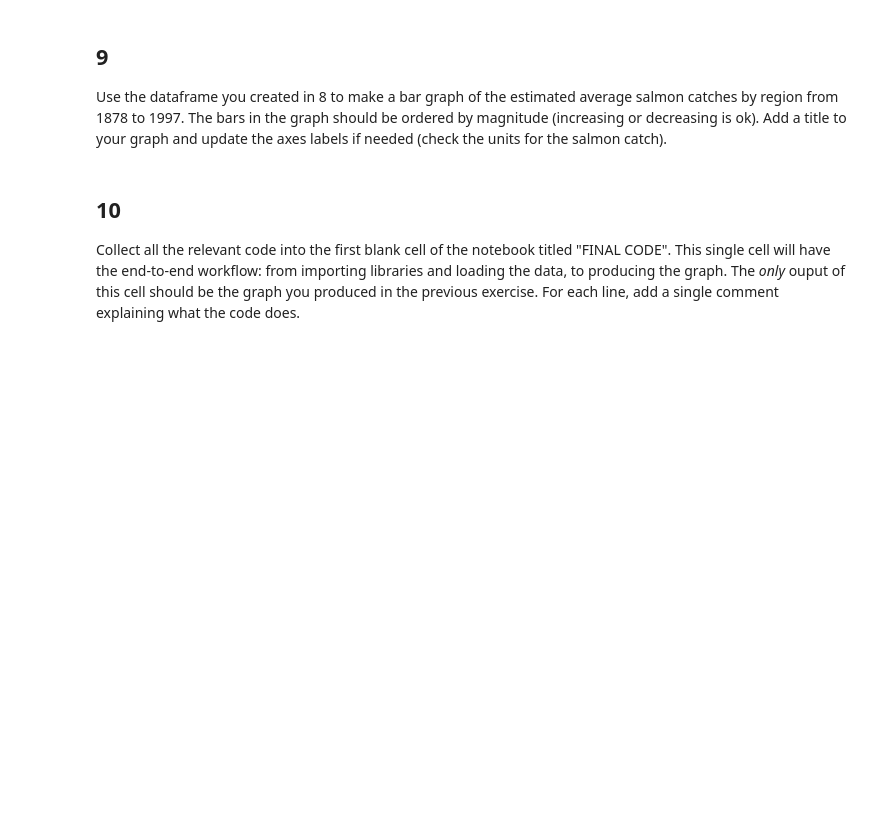
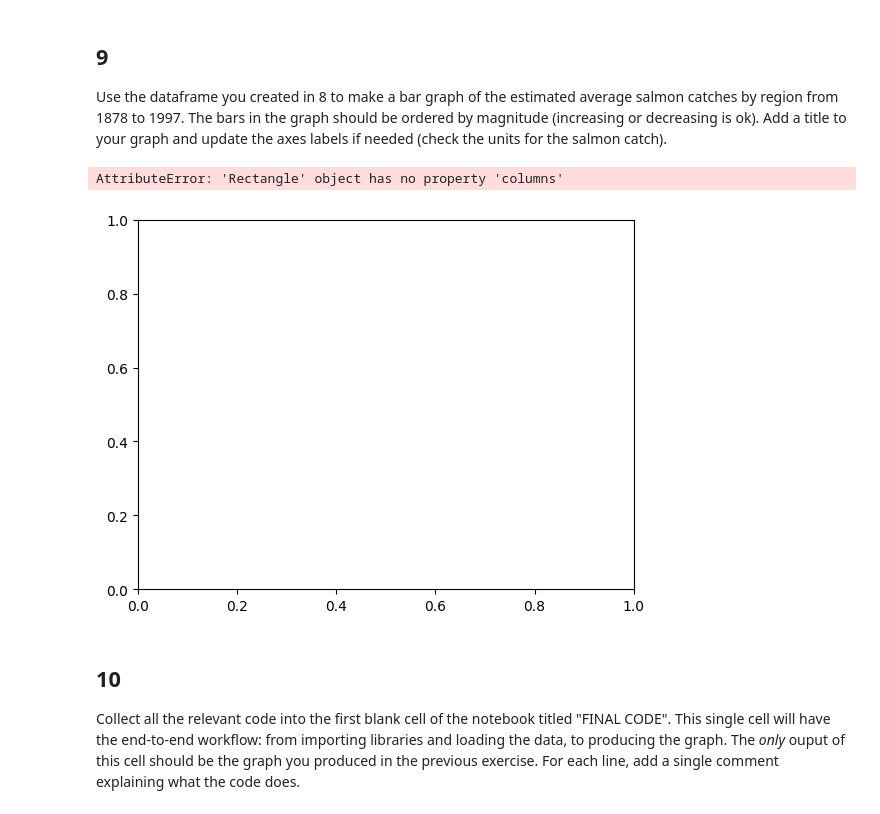
Before and after one commit to saingersoll/eds220-hwk-2, a Jupyter notebook: hwk2-task3-salmon.ipynb, the cells around one changed output. Cells and saved outputs as stored; diff of their text form; code cells hidden in the pictures; blank space fills up the shorter version.

Commit message:
bar graph

```diff
--- a/hwk2-task3-salmon.ipynb
+++ b/hwk2-task3-salmon.ipynb
@@ -173,3 +171,13 @@ Use the dataframe you created in 8 to make a bar graph of the estimated average
+# %%
+catch_average.plot(kind = "bar",                                       # type of graph., bar
+                   columns = "Region",                                 # columns to assess by
+                   values = 'catch_data',                              # count for columns
+                   title='Average Catch by Region from 1878-1997',     # title
+                   xlabel= 'Year',                                     # x label
+                  ylabel = 'Average Catch')                            # y label
+# %% [output]
+AttributeError: 'Rectangle' object has no property 'columns'
+[figure, added]
 # %% [markdown]
 ## 10
 
```
Also changed, not shown: parts of 1 cell of this notebook.
